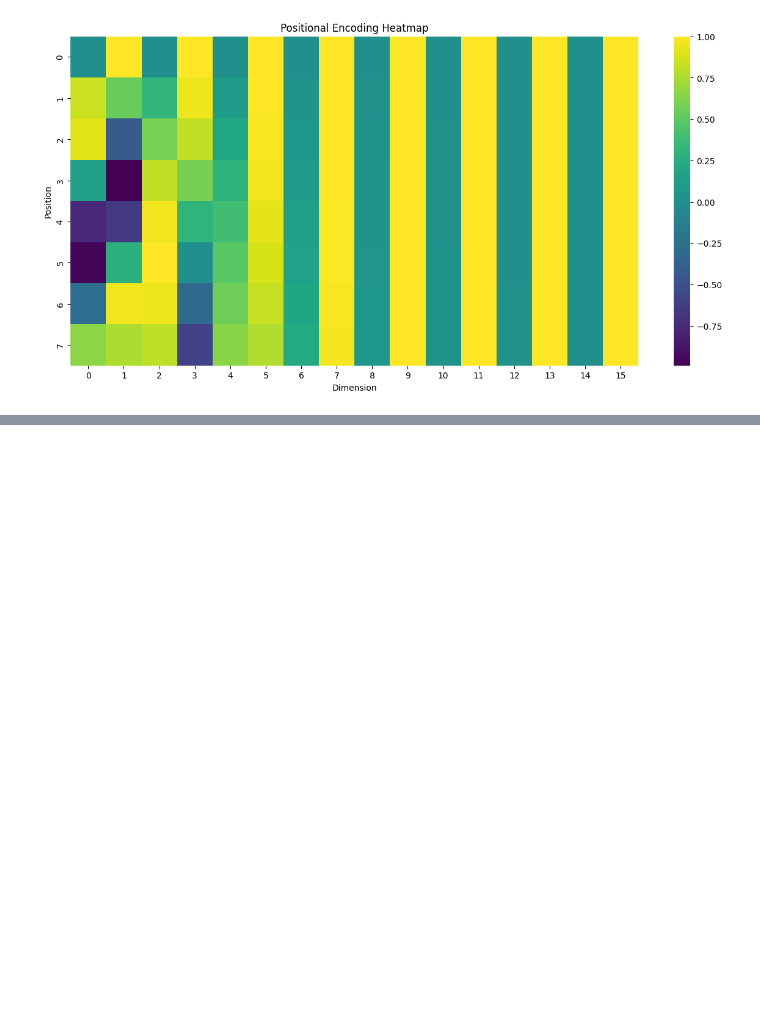
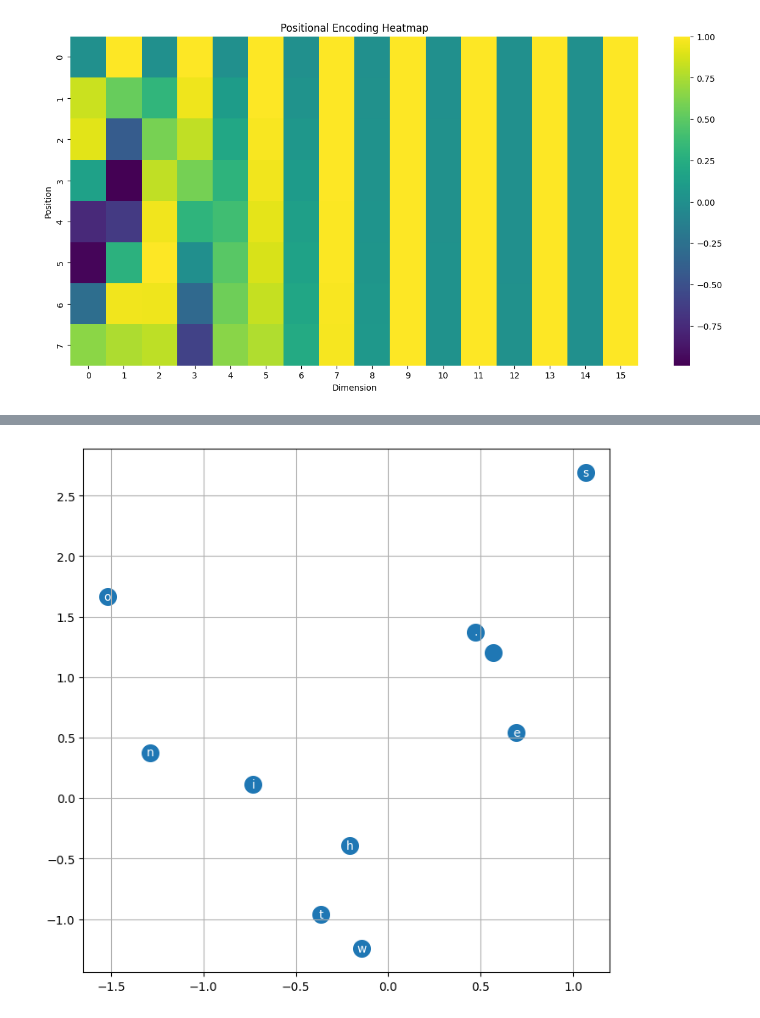
Before and after one commit to anmol-c03/positional_embedding, a Jupyter notebook: linear_PE.ipynb, the cells around one changed output, grey strips where cells are left out. Drawn from its saved outputs; the diff is of its cells as text; code cells hidden in the pictures; blank space fills up the shorter version.

```diff
--- a/linear_PE.ipynb
+++ b/linear_PE.ipynb
@@ -78,0 +137,26 @@ plt.show()
+# %%
+def positional_encoding(seq_len, d_model):
+    PE = np.zeros((seq_len, d_model))
+
+    for pos in range(seq_len):
+        for i in range(d_model // 2):
+            angle_rate = pos / (10000 ** (2 * i / d_model))
+            PE[pos, 2 * i] = np.sin(angle_rate)
+            PE[pos, 2 * i + 1] = np.cos(angle_rate)
+
+    return PE
+
+# Generate the positional encoding
+seq_len = 10
+d_model = 10
+pos_encoding = positional_encoding(seq_len, d_model)
+# %%
+final_token=c+pos_encoding
+# %%
+plt.figure(figsize=(8,8))
+plt.scatter(final_token[:,0].data,final_token[:,1].data,s=200)
+for i in range(c.shape[0]):
+    plt.text(final_token[i,0],final_token[i,1],itos[i],ha='center',va='center',color='white')
+plt.grid('minor')
+# %% [output]
+[figure, added]
```
Also changed, not shown: parts of 12 cells of this notebook.
